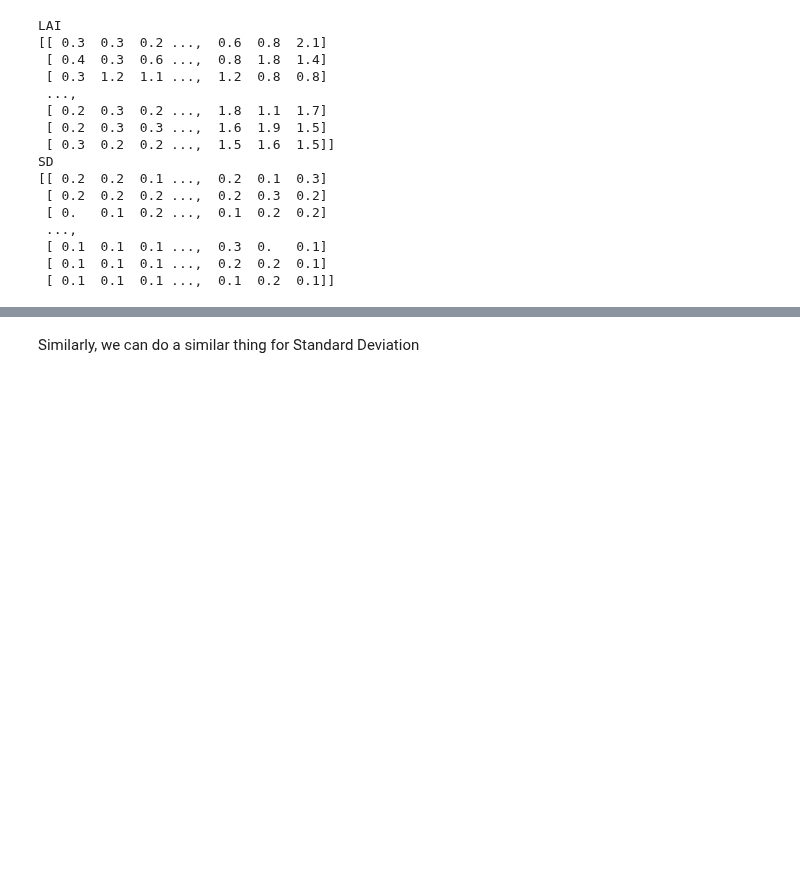
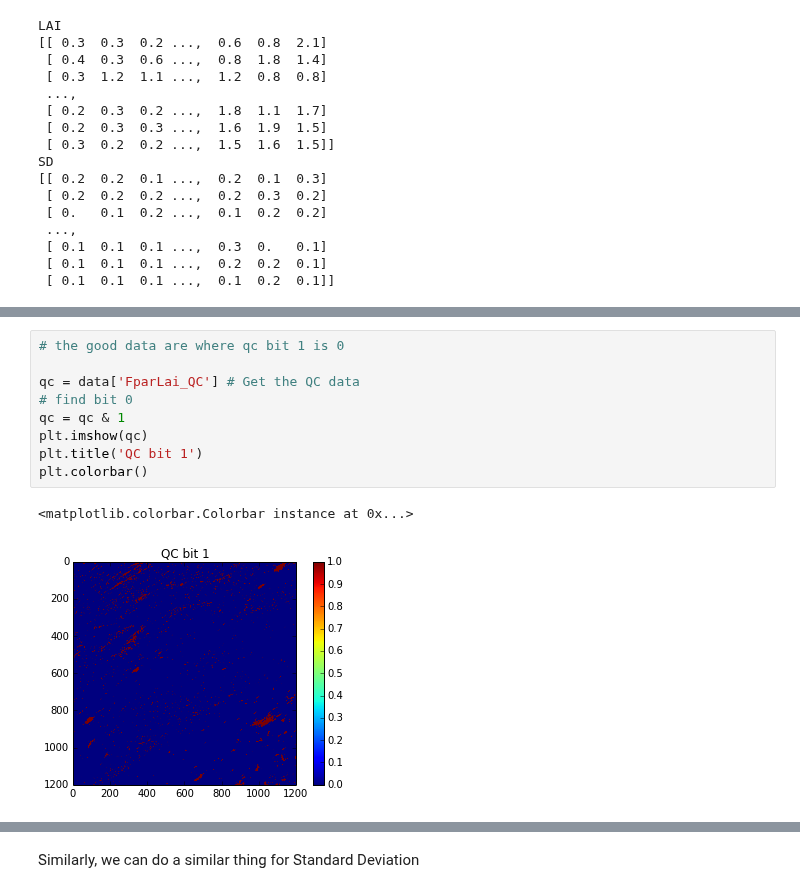
Before and after one commit to profLewis/geogg122, a Jupyter notebook: Chapter4_GDAL/GDAL_HDF.ipynb, the cells around one changed output, grey strips where cells are left out. Cells and saved outputs as stored; diff of their text form; blank space fills up the shorter version.

```diff
--- a/Chapter4_GDAL/GDAL_HDF.ipynb
+++ b/Chapter4_GDAL/GDAL_HDF.ipynb
@@ -247,3 +330,15 @@ But let's just say that we want to use only the highest quality data. From the t
+# %%
+# the good data are where qc bit 1 is 0
+
+qc = data['FparLai_QC'] # Get the QC data
+# find bit 0
+qc = qc & 1
+plt.imshow(qc)
+plt.title('QC bit 1')
+plt.colorbar()
+# %% [output]
+<matplotlib.colorbar.Colorbar instance at 0x...>
+[figure, added]
 # %%
 import numpy as np
 import pylab as plt
```
Also changed, not shown: parts of 20 cells of this notebook, 3 other files.
